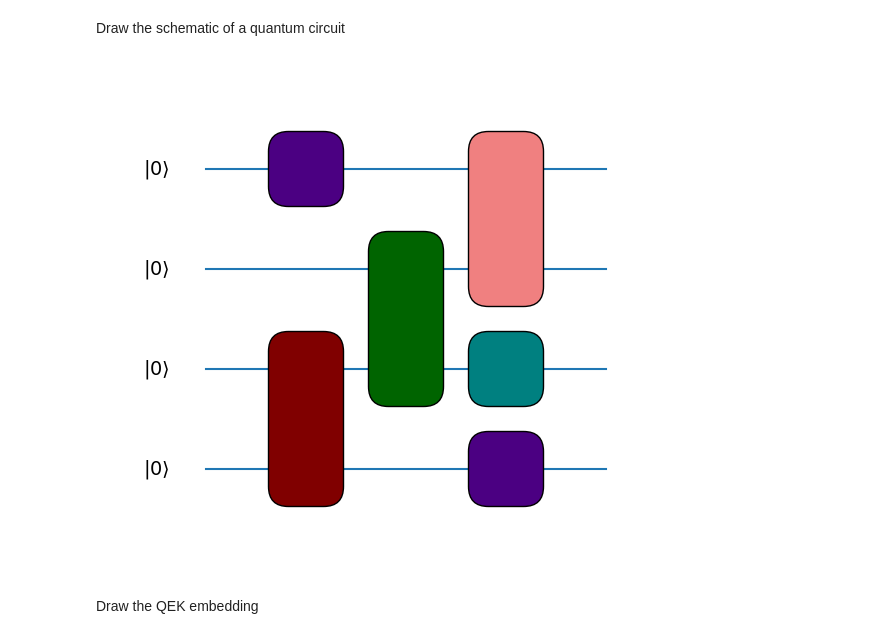
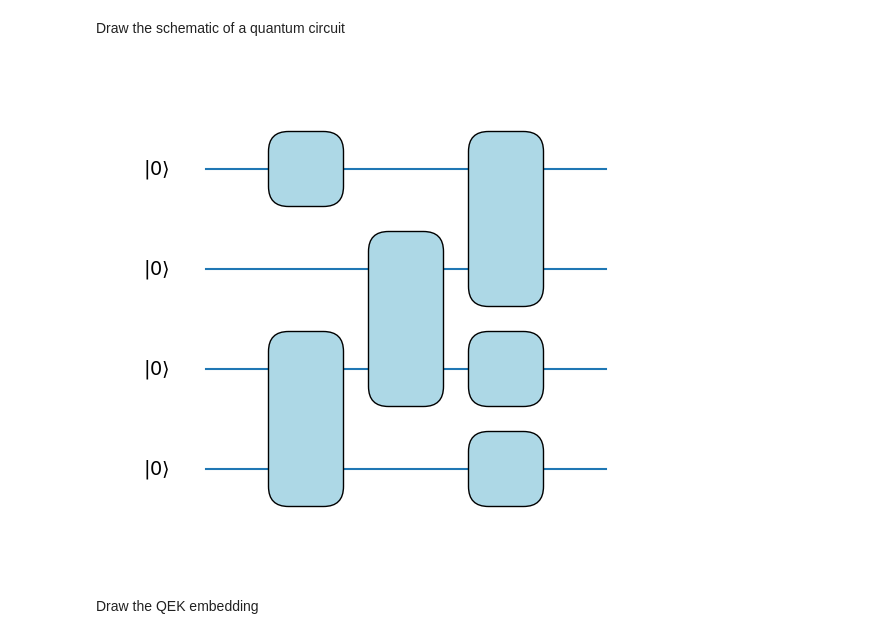
Before and after one commit to debrevitatevitae/oh-comp-kernels, a Jupyter notebook: paper/qc_draw.ipynb, the cells around one changed output. Cells and saved outputs as stored; diff of their text form; code cells hidden in the pictures.

```diff
--- a/paper/qc_draw.ipynb
+++ b/paper/qc_draw.ipynb
@@ -6,17 +7,19 @@ Draw the schematic of a quantum circuit
 # %%
 n_wires = 4
 n_layers = 3
 
 drawer = MPLDrawer(n_wires=n_wires, n_layers=n_layers)
 drawer.label([r"$|0\rangle$"] * n_wires)
-drawer.box_gate(layer=0, wires=0, box_options={ 'facecolor': 'indigo' })
-drawer.box_gate(layer=0, wires=[2, 3], box_options={ 'facecolor': 'maroon' })
-drawer.box_gate(layer=1, wires=[1, 2], box_options={ 'facecolor': 'darkgreen' })
-drawer.box_gate(layer=2, wires=[0, 1], box_options={ 'facecolor': 'lightcoral' })
-drawer.box_gate(layer=2, wires=[2], box_options={ 'facecolor': 'teal' })
-drawer.box_gate(layer=2, wires=[3], box_options={ 'facecolor': 'indigo' })
+drawer.box_gate(layer=0, wires=0, box_options={ 'facecolor': 'lightblue' })
+drawer.box_gate(layer=0, wires=[2, 3], box_options={ 'facecolor': 'lightblue' })
+drawer.box_gate(layer=1, wires=[1, 2], box_options={ 'facecolor': 'lightblue' })
+drawer.box_gate(layer=2, wires=[0, 1], box_options={ 'facecolor': 'lightblue'})
+drawer.box_gate(layer=2, wires=[2], box_options={ 'facecolor': 'lightblue' })
+drawer.box_gate(layer=2, wires=[3], box_options={ 'facecolor': 'lightblue' })
+
+plt.savefig(GRAPHICS_DIR / "embedding_generic.pdf")
 # %% [output]
-[figure, old version]
+[figure, new version]
 # %% [markdown]
 Draw the QEK embedding
 # %%
```
Also changed, not shown: parts of 3 cells of this notebook.
